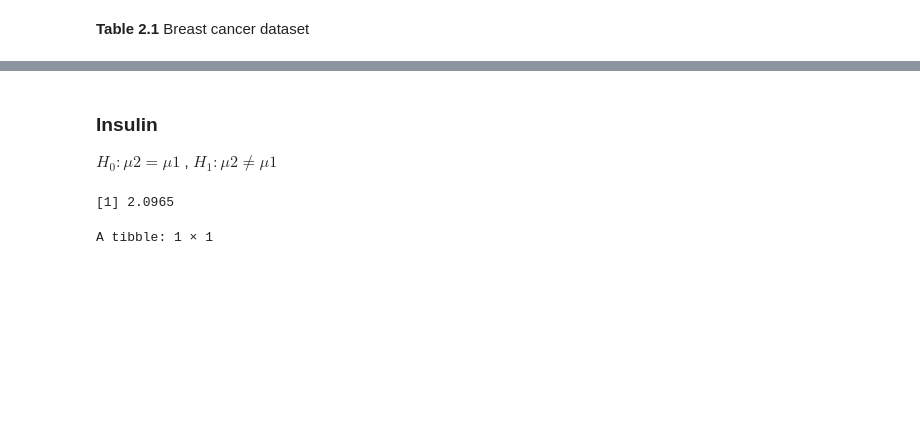
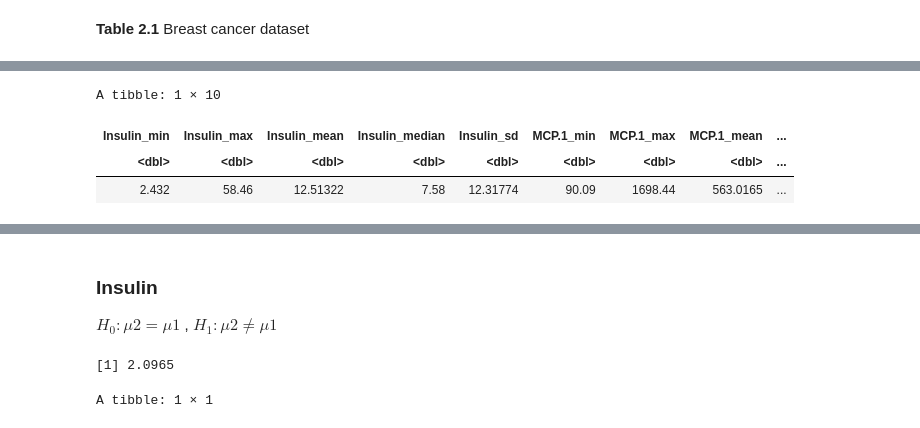
Before and after one commit to cpan0/breast-cancer-coimbra-dataset, a Jupyter notebook: final-report.ipynb, the cells around one changed output, grey strips where cells are left out. Saved outputs shown, nothing was run; the diff lists cells and outputs as text; code cells hidden in the pictures; blank space fills up the shorter version.

```diff
--- a/final-report.ipynb
+++ b/final-report.ipynb
@@ -79,0 +101,19 @@ A tibble: 6 × 3
+# %%
+patient_summarize <- patient %>%
+    summarize(Insulin_min = min(Insulin),
+              Insulin_max = max(Insulin),
+              Insulin_mean = mean(Insulin),
+              Insulin_median = median(Insulin),
+              Insulin_sd = sd(Insulin),
+              MCP.1_min = min(MCP.1),
+              MCP.1_max = max(MCP.1),
+              MCP.1_mean = mean(MCP.1),
+              MCP.1_median = median(MCP.1),
+              MCP.1_sd = sd(MCP.1))
+# %%
+patient_summarize
+# %% [output]
+A tibble: 1 × 10
+| Insulin_min | Insulin_max | Insulin_mean | Insulin_median | Insulin_sd | MCP.1_min | MCP.1_max | MCP.1_mean | ... |
+| <dbl> | <dbl> | <dbl> | <dbl> | <dbl> | <dbl> | <dbl> | <dbl> | ... |
+| 2.432 | 58.46 | 12.51322 | 7.58 | 12.31774 | 90.09 | 1698.44 | 563.0165 | ... |
```
Also changed, not shown: parts of 21 cells of this notebook.
